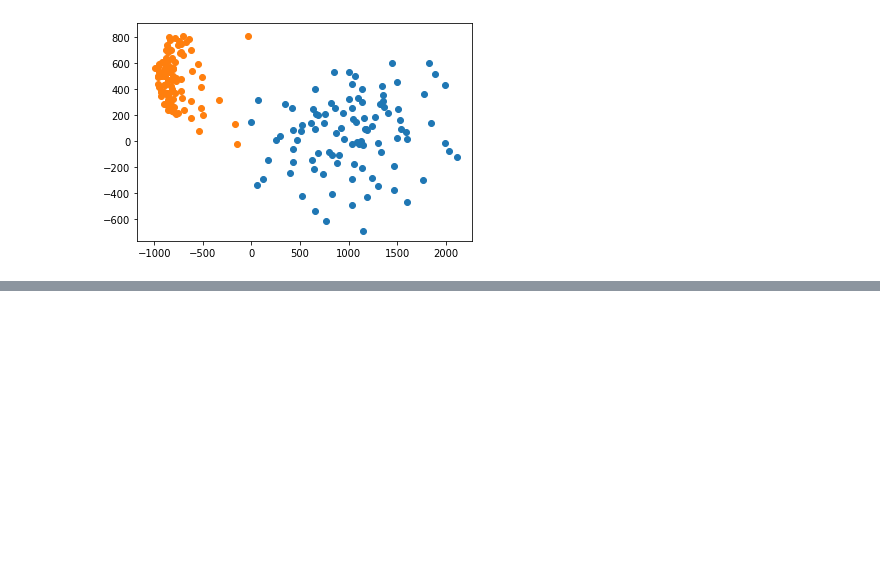
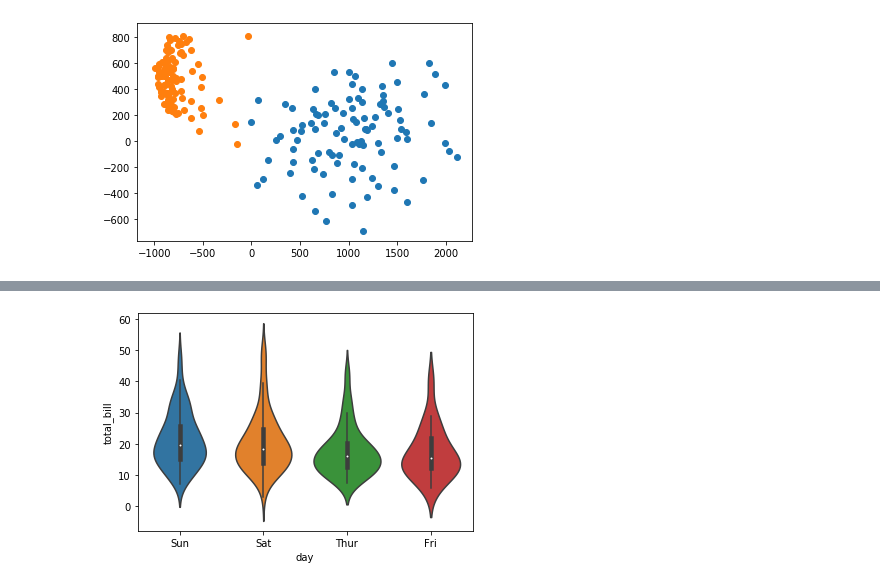
Before and after one commit to pwaabdullah/CAP5610, a Jupyter notebook: HW1/HW1.ipynb, the cells around one changed output, grey strips where cells are left out. Cells and saved outputs as stored; diff of their text form; code cells hidden in the pictures; blank space fills up the shorter version.

```diff
--- a/HW1/HW1.ipynb
+++ b/HW1/HW1.ipynb
@@ -79,0 +79,3 @@ fig = sns.lmplot(x='tSNE1', y='tSNE2', data=df_t, hue='digit', fit_reg=False, le
+# %%
+df = pd.read_csv('tips.csv')
+df.head()
@@ -79,0 +89,5 @@ fig = sns.lmplot(x='tSNE1', y='tSNE2', data=df_t, hue='digit', fit_reg=False, le
+# %%
+# Task 3: Visualize the housing data using violin plot
+ax = sns.violinplot(x="day", y="total_bill", data=df)
+# %% [output]
+[figure, added]
```
Also changed, not shown: parts of 5 cells of this notebook, 1 other file.
